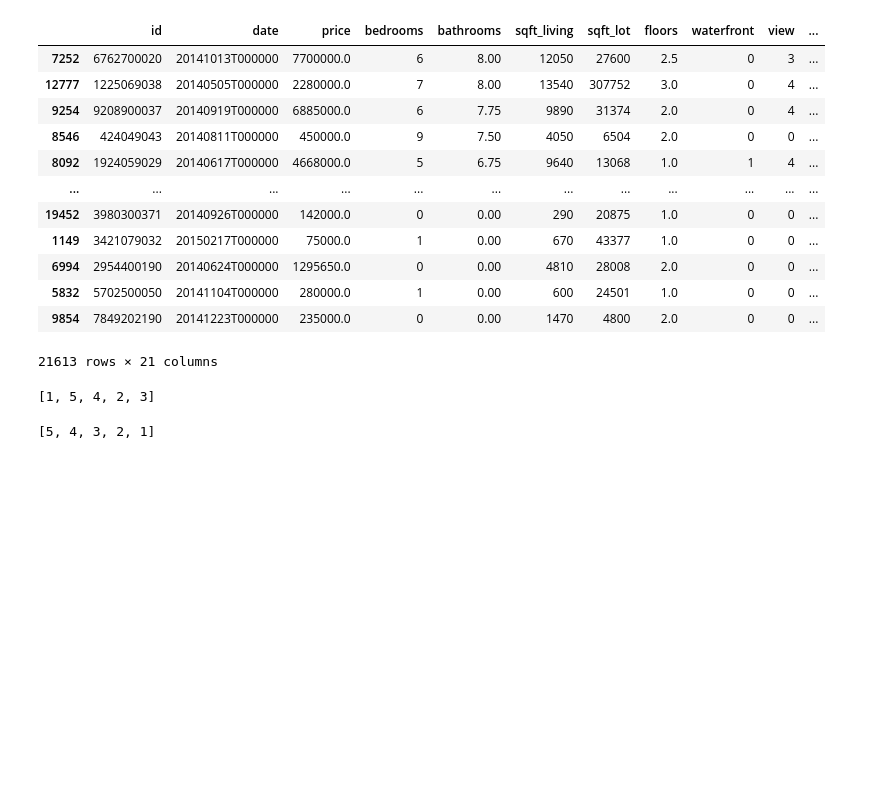
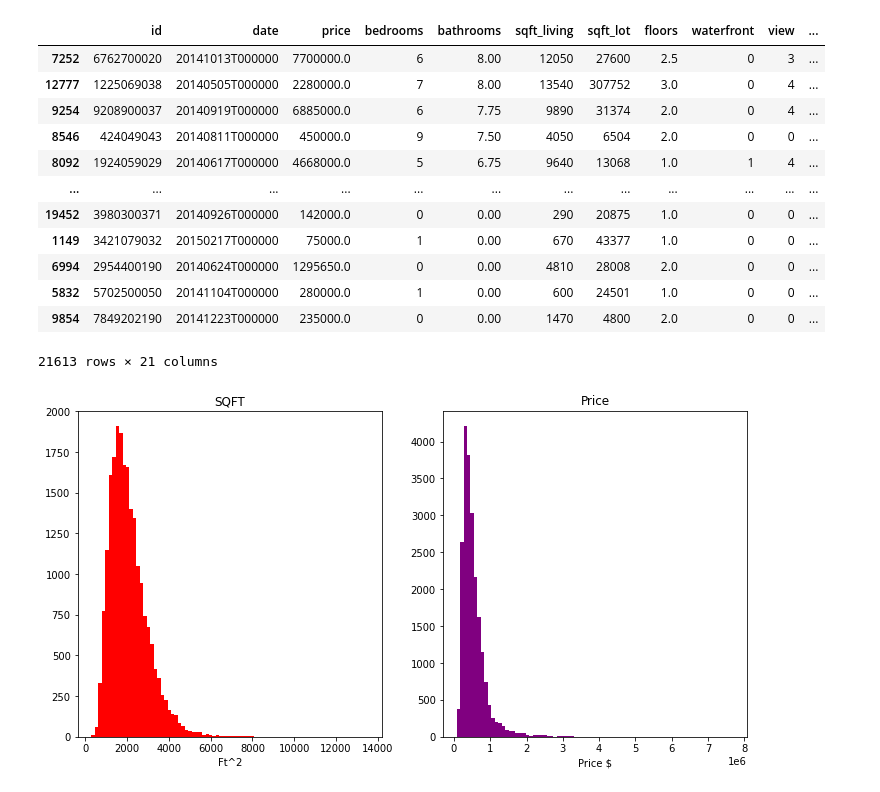
Before and after one commit to hamedf62/DM-Jun22, a Jupyter notebook: regression/regression.ipynb, the cells around one changed output. Saved outputs shown, nothing was run; the diff lists cells and outputs as text; code cells hidden in the pictures; blank space fills up the shorter version.

```diff
--- a/regression/regression.ipynb
+++ b/regression/regression.ipynb
@@ -122,14 +122,22 @@ df.sort_values("bathrooms",ascending=False)
 | 5832 | 5702500050 | 20141104T000000 | 280000.0 | 1 | 0.00 | 600 | 24501 | 1.0 | 0 | 0 | ... |
 | 9854 | 7849202190 | 20141223T000000 | 235000.0 | 0 | 0.00 | 1470 | 4800 | 2.0 | 0 | 0 | ... |
 21613 rows × 21 columns
-# %%
-#outside the course
-lst = [1,5,4,2,3]
-lst
-# %% [output]
-[1, 5, 4, 2, 3]
-# %%
-lst.sort(reverse=True)
-lst
-# %% [output]
-[5, 4, 3, 2, 1]
+# %%
+import matplotlib.pyplot as plt
+
+fig = plt.figure(figsize=(12, 6))
+
+sqft = fig.add_subplot(121)
+price = fig.add_subplot(122)
+
+sqft.hist(df.sqft_living, bins=80,color="red")
+sqft.set_xlabel('Ft^2')
+sqft.set_title("SQFT")
+
+price.hist(df.price, bins=80,color="purple")
+price.set_xlabel("Price $")
+price.set_title("Price")
+
+plt.show()
+# %% [output]
+[figure, added]
```
Also changed, not shown: parts of 3 cells of this notebook, 1 other file.
